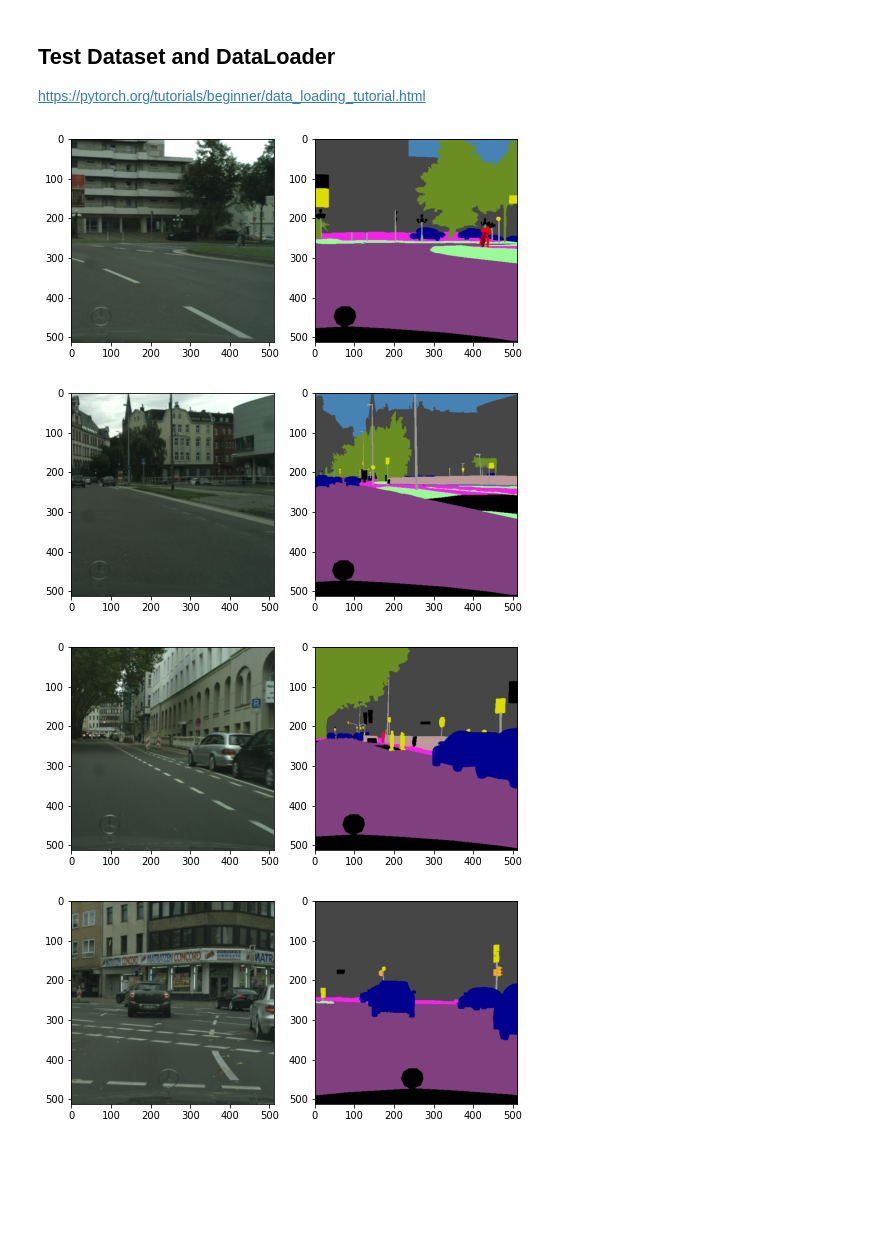
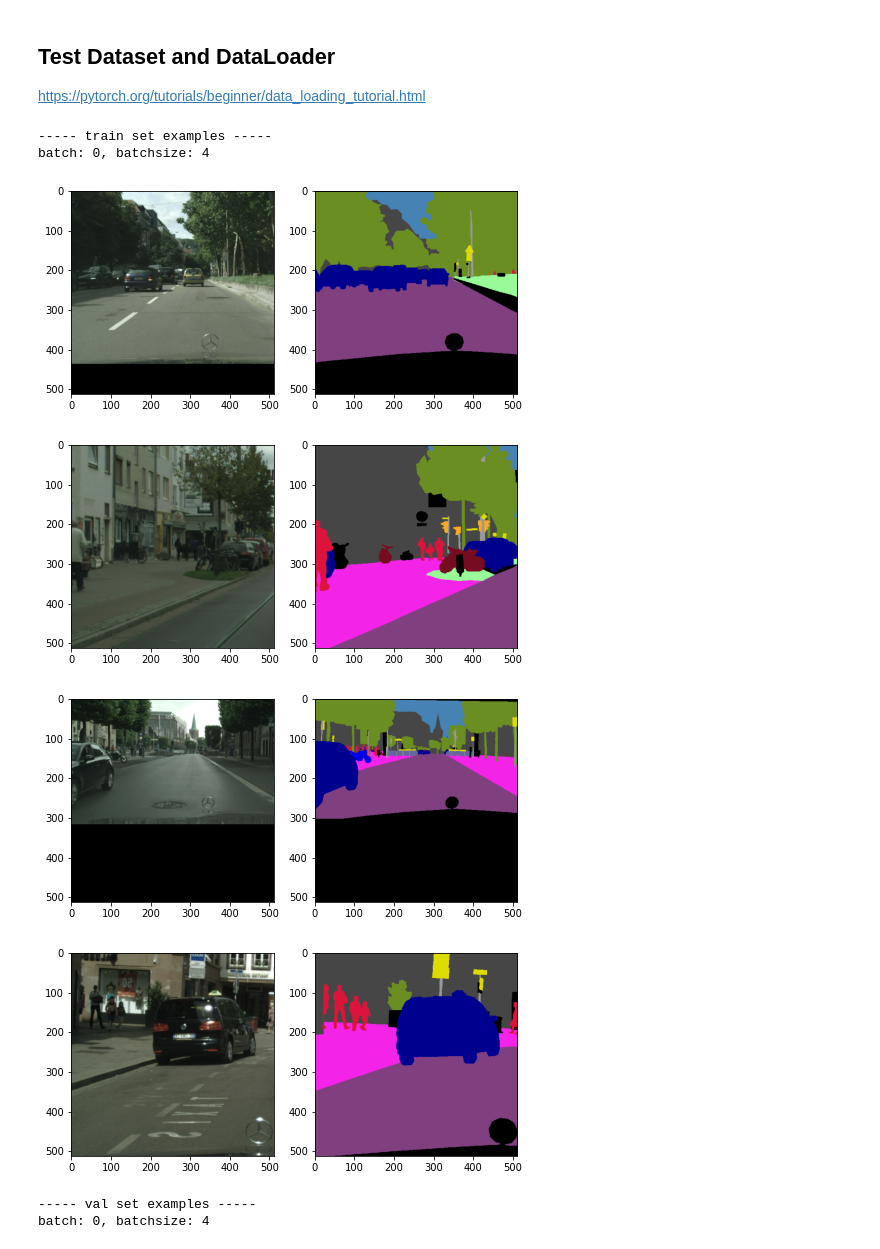
Before and after one commit to wangah/deeplabv3-plus, a Jupyter notebook: data_exploration.ipynb, the cells around one changed output. Saved outputs shown, nothing was run; the diff lists cells and outputs as text; code cells hidden in the pictures; blank space fills up the shorter version.

```diff
--- a/data_exploration.ipynb
+++ b/data_exploration.ipynb
@@ -259,15 +137,36 @@ train_dataset = CityscapesDataset(
+# %%
+img_root = "./data/leftImg8bit"
+mask_root = "./data/gtFine"
+batch_size = 4
+
+cityscapes = CityscapesDataLoader(img_root, mask_root, batch_size)
+palette = get_palette()
+toPIL = transforms.ToPILImage()
 # %%
-toPIL = transforms.ToPILImage()
-for i in range(4):
-    sample = train_dataset[i]
-    image = toPIL(sample["image"])
-    mask = color_mask(sample["mask"].numpy(), palette)
-    fig, ax = plt.subplots(1, 2, figsize=(8, 8))
-    ax[0].imshow(image)
-    ax[1].imshow(mask)
-    plt.plot()
+for split, data_loader in [
+    ("train", cityscapes.train_loader),
+    ("val", cityscapes.val_loader)
+]:
+    print(f"----- {split} set examples -----")
+    for i_batch, sample_batched in enumerate(data_loader):
+        if i_batch == 1:
+            break
+
+        images_batch, masks_batch = sample_batched["image"], sample_batched["mask"]
+        print(f"batch: {i_batch}, batchsize: {len(images_batch)}")
+        for i in range(len(images_batch)):
+            image = toPIL(images_batch[i])
+            mask = color_mask(masks_batch[i].numpy(), palette)
+            fig, ax = plt.subplots(1, 2, figsize=(8, 8))
+            ax[0].imshow(image)
+            ax[1].imshow(mask)
+            plt.show()
 # %% [output]
+----- train set examples -----
+batch: 0, batchsize: 4
-[figure, old version]
+[figure, new version]
-[figure, old version]
+[figure, new version]
-[figure, old version]
+[figure, new version]
-[figure, old version]
+[figure, new version]
+----- val set examples -----
+batch: 0, batchsize: 4
```
Also changed, not shown: parts of 9 cells of this notebook, 27 other files.
